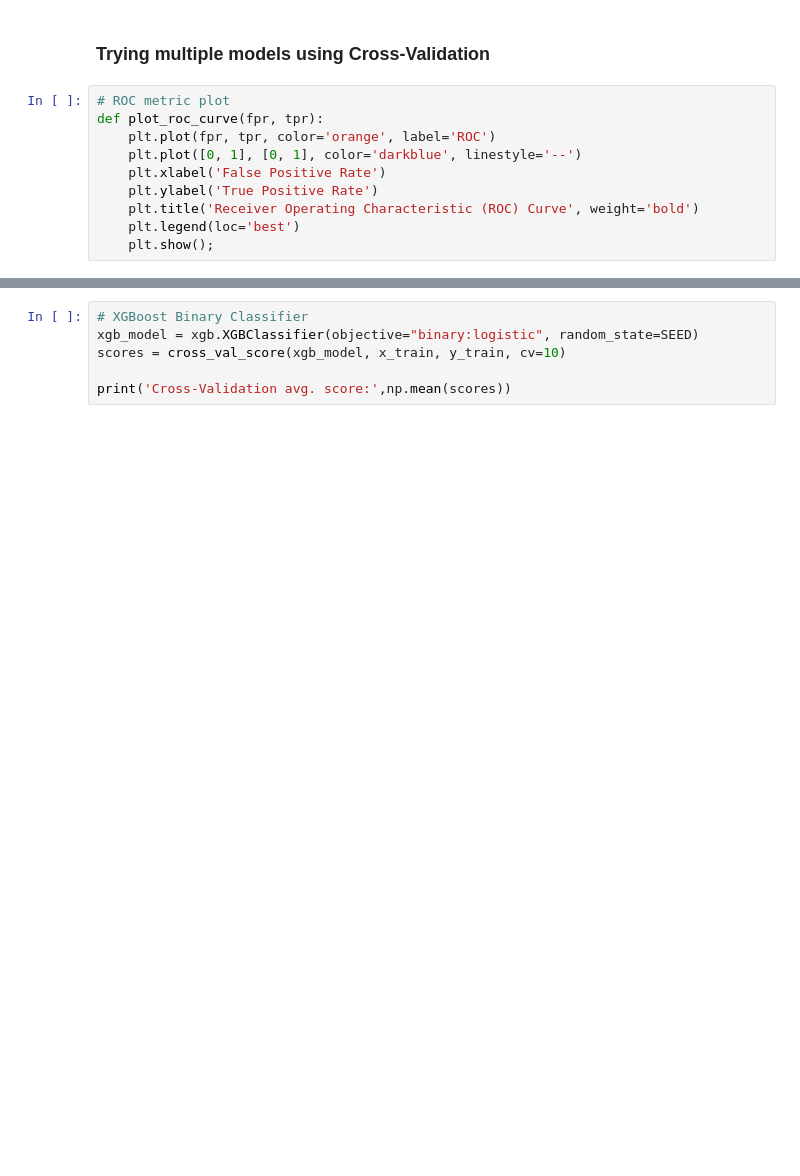
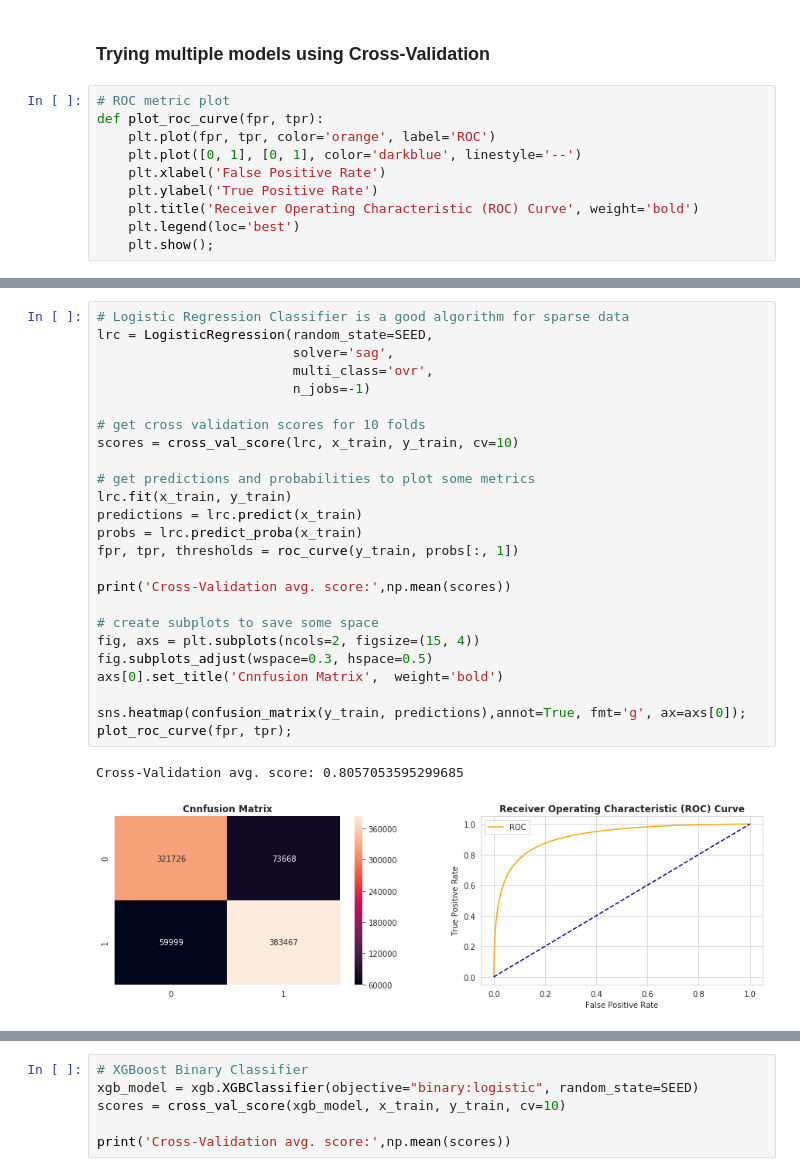
Before and after one commit to SergioRams/tweets_sentiment_analysis, a Jupyter notebook: tweet_sentiment_analysis.ipynb, the cells around one changed output, grey strips where cells are left out. Cells and saved outputs as stored; diff of their text form; blank space fills up the shorter version.

```diff
--- a/tweet_sentiment_analysis.ipynb
+++ b/tweet_sentiment_analysis.ipynb
@@ -449,0 +491,28 @@ Cross-Validation avg. score: 0.7845158916405441
+# %%
+# Logistic Regression Classifier is a good algorithm for sparse data
+lrc = LogisticRegression(random_state=SEED,
+                         solver='sag',
+                         multi_class='ovr',
+                         n_jobs=-1)
+
+# get cross validation scores for 10 folds
+scores = cross_val_score(lrc, x_train, y_train, cv=10)
+
+# get predictions and probabilities to plot some metrics
+lrc.fit(x_train, y_train)
+predictions = lrc.predict(x_train)
+probs = lrc.predict_proba(x_train)
+fpr, tpr, thresholds = roc_curve(y_train, probs[:, 1])
+
+print('Cross-Validation avg. score:',np.mean(scores))
+
+# create subplots to save some space
+fig, axs = plt.subplots(ncols=2, figsize=(15, 4))
+fig.subplots_adjust(wspace=0.3, hspace=0.5)
+axs[0].set_title('Cnnfusion Matrix',  weight='bold')
+
+sns.heatmap(confusion_matrix(y_train, predictions),annot=True, fmt='g', ax=axs[0]);
+plot_roc_curve(fpr, tpr);
+# %% [output]
+Cross-Validation avg. score: 0.8057053595299685
+[figure, added]
```
Also changed, not shown: parts of 17 cells of this notebook, 1 other file.
